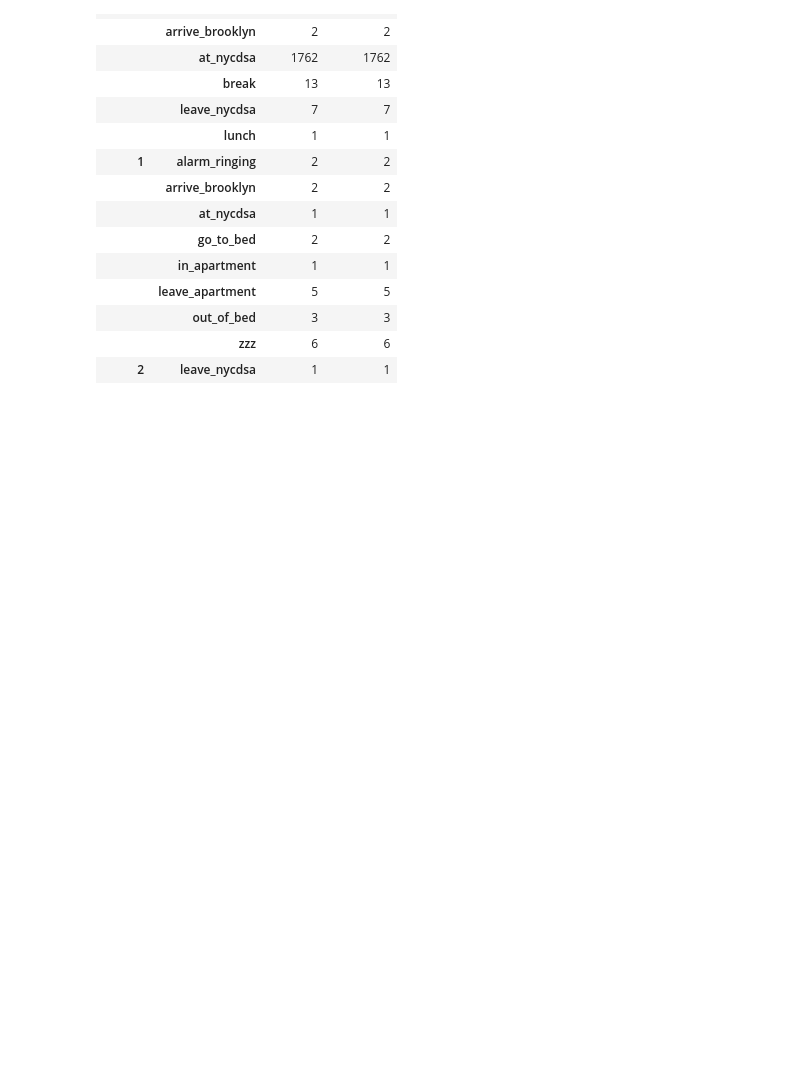
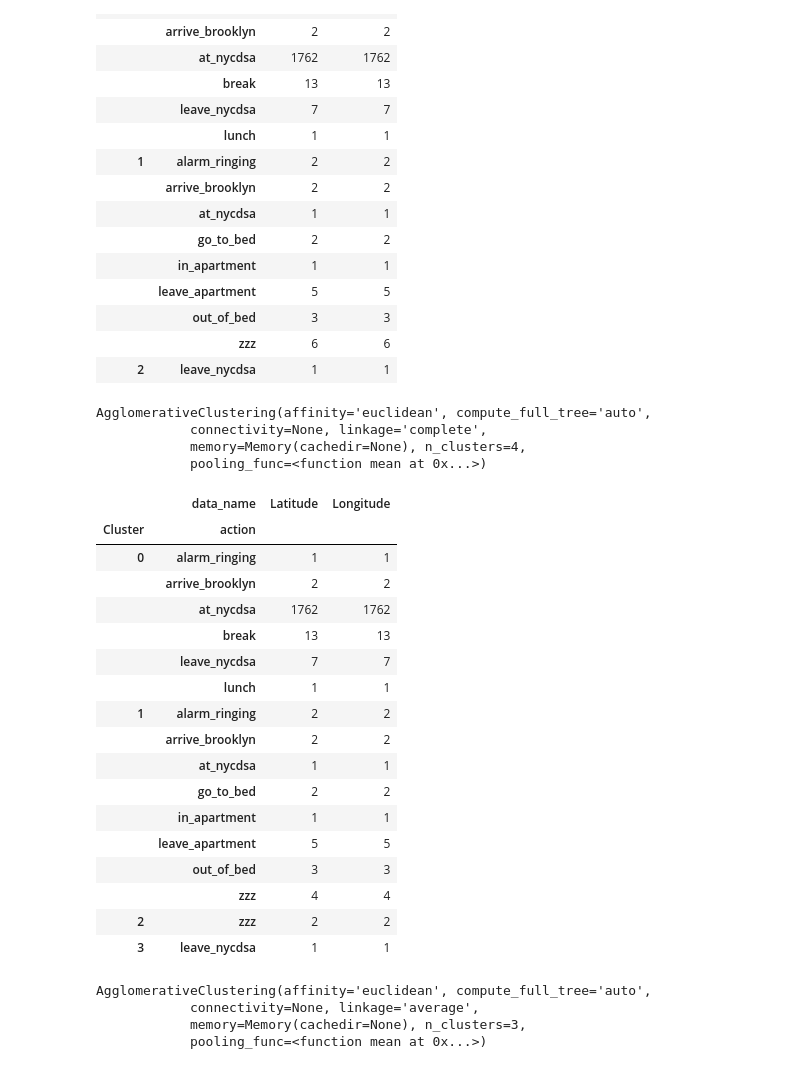
Before and after one commit to afeierman/Knowhere, a Jupyter notebook: code/Cluster_From_DB.ipynb, the cells around one changed output. Saved outputs shown, nothing was run; the diff lists cells and outputs as text; code cells hidden in the pictures; blank space fills up the shorter version.

```diff
--- a/code/Cluster_From_DB.ipynb
+++ b/code/Cluster_From_DB.ipynb
@@ -142,3 +142,56 @@ new_data.groupby(['Cluster','action']).agg('count')
 |  | out_of_bed | 3 | 3 |
 |  | zzz | 6 | 6 |
 | 2 | leave_nycdsa | 1 | 1 |
+# %%
+data_action = data[['action']]
+data_action
+data_sub = data[['Latitude','Longitude']]
+data_scaled = preprocessing.scale(data_sub)
+data_scaled
+h_clustering = AgglomerativeClustering()
+h_clustering.set_params(n_clusters = 4, linkage='complete')
+h_clustering.fit(data_scaled)
+# %% [output]
+AgglomerativeClustering(affinity='euclidean', compute_full_tree='auto',
+            connectivity=None, linkage='complete',
+            memory=Memory(cachedir=None), n_clusters=4,
+            pooling_func=<function mean at 0x...>)
+# %%
+data_sub2 = data_sub.assign(Cluster=pd.Series(h_clustering.labels_).values)
+data_sub2
+new_data = pd.merge(data_sub2,data_action, left_index=True, right_index=True)
+new_data
+new_data.groupby(['Cluster','action']).agg('count')
+# %% [output]
+|  | data_name | Latitude | Longitude |
+| Cluster | action |  |  |
+| 0 | alarm_ringing | 1 | 1 |
+|  | arrive_brooklyn | 2 | 2 |
+|  | at_nycdsa | 1762 | 1762 |
+|  | break | 13 | 13 |
+|  | leave_nycdsa | 7 | 7 |
+|  | lunch | 1 | 1 |
+| 1 | alarm_ringing | 2 | 2 |
+|  | arrive_brooklyn | 2 | 2 |
+|  | at_nycdsa | 1 | 1 |
+|  | go_to_bed | 2 | 2 |
+|  | in_apartment | 1 | 1 |
+|  | leave_apartment | 5 | 5 |
+|  | out_of_bed | 3 | 3 |
+|  | zzz | 4 | 4 |
+| 2 | zzz | 2 | 2 |
+| 3 | leave_nycdsa | 1 | 1 |
+# %%
+data_action = data[['action']]
+data_action
+data_sub = data[['Latitude','Longitude']]
+data_scaled = preprocessing.scale(data_sub)
+data_scaled
+h_clustering = AgglomerativeClustering()
+h_clustering.set_params(n_clusters = 3, linkage='average')
+h_clustering.fit(data_scaled)
+# %% [output]
+AgglomerativeClustering(affinity='euclidean', compute_full_tree='auto',
+            connectivity=None, linkage='average',
+            memory=Memory(cachedir=None), n_clusters=3,
+            pooling_func=<function mean at 0x...>)
```
Also changed, not shown: parts of 12 cells of this notebook, 6 other files.
